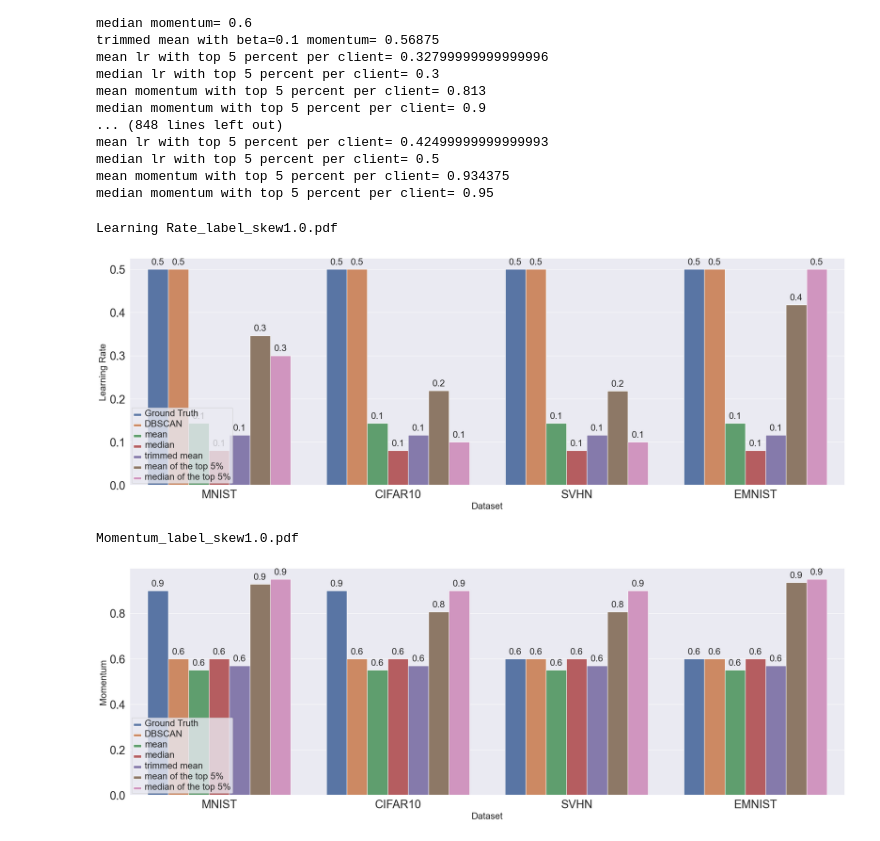
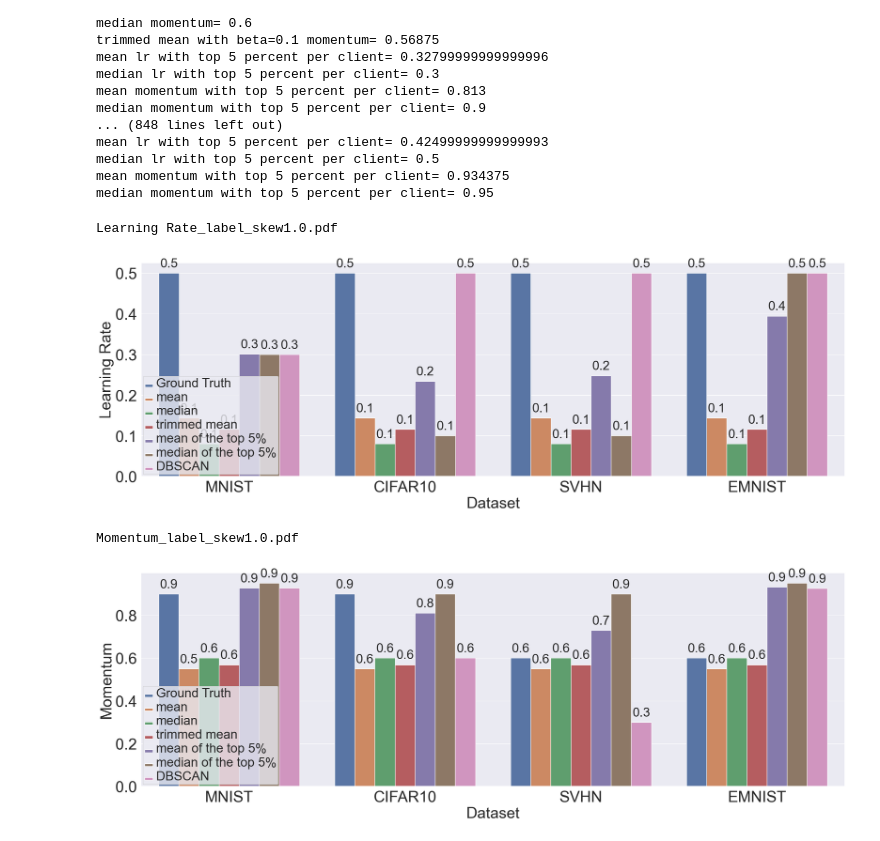
Before and after one commit to sinemsav/hyperparams, a Jupyter notebook: non_IID_setting/results_aggregation/measurements.ipynb, the cells around one changed output. Saved outputs shown, nothing was run; the diff lists cells and outputs as text; code cells hidden in the pictures.

```diff
--- a/non_IID_setting/results_aggregation/measurements.ipynb
+++ b/non_IID_setting/results_aggregation/measurements.ipynb
@@ -171,16 +157,16 @@ def plot_barplot1(df, hue=[], title='', saveTitle='', saveFig=False, savePath='m
     sns.set(font_scale=0.8)
     for p in ax.patches:
         ax.annotate(format(p.get_height(), '.1f'), (p.get_x() + p.get_width() / 2., p.get_height()),
-        ha = 'center', va = 'center', xytext = (0, 15), textcoords = 'offset points', fontsize='20')
+        ha = 'center', va = 'center', xytext = (0, 20), textcoords = 'offset points', fontsize='28')
 
     plt.legend(loc='lower left')
-    plt.setp(ax.get_legend().get_texts(), fontsize='20')
-    ax.xaxis.label.set_fontsize(20)
-    ax.yaxis.label.set_fontsize(20)
+    plt.setp(ax.get_legend().get_texts(), fontsize='28')
+    ax.xaxis.label.set_fontsize(34)
+    ax.yaxis.label.set_fontsize(34)
 #     plt.title(title, fontsize='20')
     plt.ylabel(param)
     plt.xlabel("Dataset")
-    ax.tick_params(labelsize=25)
+    ax.tick_params(labelsize=34)
     ax.set_xticklabels(["MNIST","CIFAR10","SVHN", "EMNIST"])
     plt.tight_layout()
 
@@ -193,20 +179,20 @@ def plot_barplot1(df, hue=[], title='', saveTitle='', saveFig=False, savePath='m
 # %%
 #select some experiments:
 #label skew with 1.0
 
-plotdfL = plotdf.loc[(plotdf['skew_type'] == 'label_skew') & (plotdf['skew'] == 1.0)& (plotdf['nr_clients'] == 20)]
+plotdfL = plotdf.loc[(plotdf['skew_type'] == 'label_skew') & (plotdf['skew'] == 1.0)& (plotdf['nr_clients'] == 10)]
 
-hue = ['Ground Truth','DBSCAN', 'mean', 'median', 'trimmed mean', 'mean of the top 5%','median of the top 5%']
+hue = ['Ground Truth', 'mean', 'median', 'trimmed mean', 'mean of the top 5%','median of the top 5%','DBSCAN']
 plot_barplot1(plotdfL, title="Measurements", savePath='measurement_results/', saveFig=True, hue=hue,param="Learning Rate",param_ann="lr", skew_type='label_skew',skew='1.0')
 
 
-hue = ['Ground Truth','DBSCAN', 'mean', 'median', 'trimmed mean', 'mean of the top 5%','median of the top 5%']
+hue = ['Ground Truth', 'mean', 'median', 'trimmed mean', 'mean of the top 5%','median of the top 5%','DBSCAN']
 plot_barplot1(plotdfL, title="Measurements", savePath='measurement_results/', saveFig=True, hue=hue,param="Momentum",param_ann="mom", skew_type='label_skew',skew='1.0')
 # %% [output]
 Learning Rate_label_skew1.0.pdf
-[figure, old version]
+[figure, new version]
 Momentum_label_skew1.0.pdf
-[figure, old version]
+[figure, new version]
 # %%
 #select some experiments:
 #feature skew with 0.02
```
Also changed, not shown: parts of 9 cells of this notebook, 34 other files.
